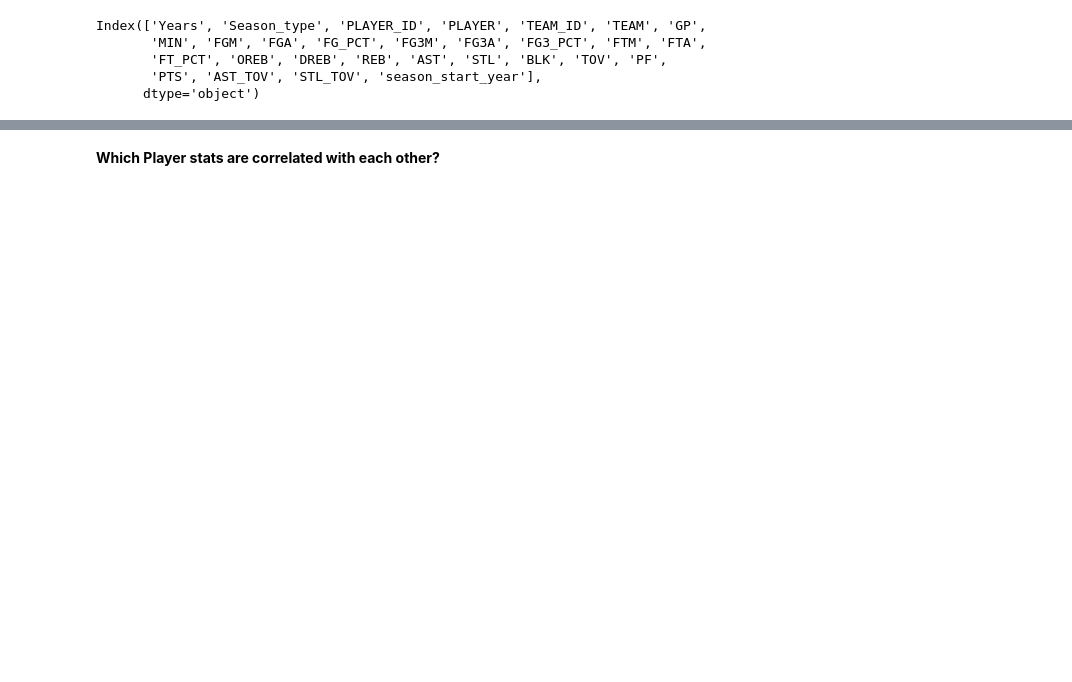
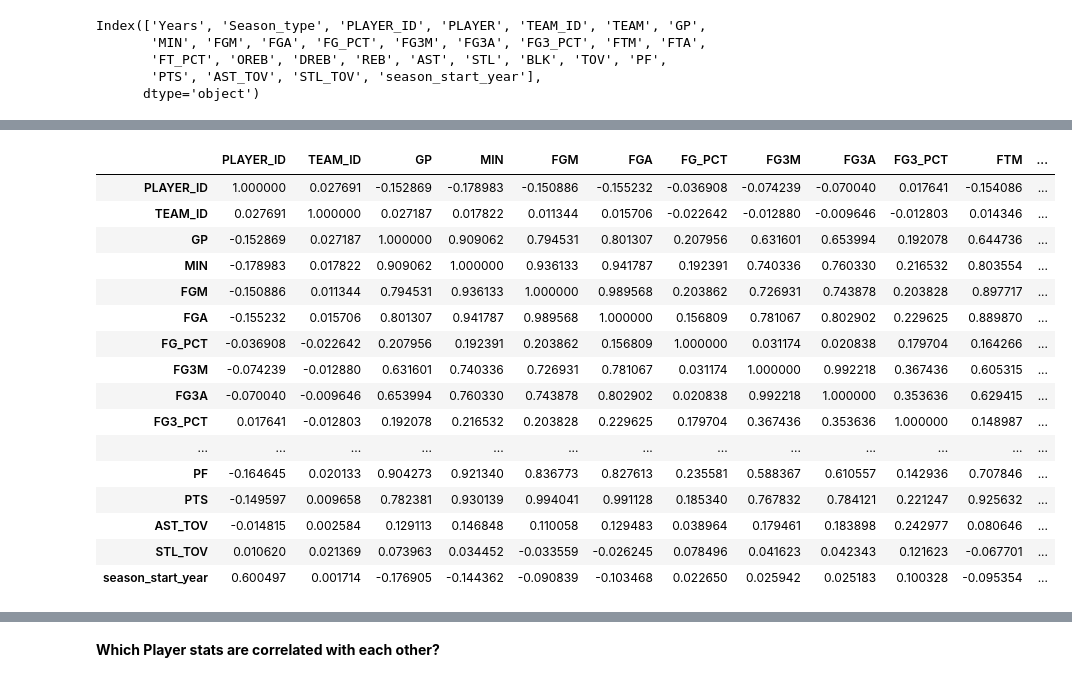
Before and after one commit to ApellesKim/nba_stat, a Jupyter notebook: nba_data_analysis.ipynb, the cells around one changed output, grey strips where cells are left out. Drawn from its saved outputs; the diff is of its cells as text; code cells hidden in the pictures; blank space fills up the shorter version.

```diff
--- a/nba_data_analysis.ipynb
+++ b/nba_data_analysis.ipynb
@@ -47,3 +78,24 @@ Index(['Years', 'Season_type', 'PLAYER_ID', 'PLAYER', 'TEAM_ID', 'TEAM', 'GP',
 # %%
 total_cols = ['MIN', 'FGM', 'FGA', 'FG3M', 'FG3A', 'FTM', 'FTA',
      'OREB', 'DREB', 'REB', 'AST', 'STL', 'BLK', 'TOV', 'PF', 'PTS']
+# %%
+numeric_data = data.select_dtypes(include=['number'])
+numeric_data.corr()
+# %% [output]
+|  | PLAYER_ID | TEAM_ID | GP | MIN | FGM | FGA | FG_PCT | FG3M | FG3A | FG3_PCT | FTM | ... |
+| PLAYER_ID | 1.000000 | 0.027691 | -0.152869 | -0.178983 | -0.150886 | -0.155232 | -0.036908 | -0.074239 | -0.070040 | 0.017641 | -0.154086 | ... |
+| TEAM_ID | 0.027691 | 1.000000 | 0.027187 | 0.017822 | 0.011344 | 0.015706 | -0.022642 | -0.012880 | -0.009646 | -0.012803 | 0.014346 | ... |
+| GP | -0.152869 | 0.027187 | 1.000000 | 0.909062 | 0.794531 | 0.801307 | 0.207956 | 0.631601 | 0.653994 | 0.192078 | 0.644736 | ... |
+| MIN | -0.178983 | 0.017822 | 0.909062 | 1.000000 | 0.936133 | 0.941787 | 0.192391 | 0.740336 | 0.760330 | 0.216532 | 0.803554 | ... |
+| FGM | -0.150886 | 0.011344 | 0.794531 | 0.936133 | 1.000000 | 0.989568 | 0.203862 | 0.726931 | 0.743878 | 0.203828 | 0.897717 | ... |
+| FGA | -0.155232 | 0.015706 | 0.801307 | 0.941787 | 0.989568 | 1.000000 | 0.156809 | 0.781067 | 0.802902 | 0.229625 | 0.889870 | ... |
+| FG_PCT | -0.036908 | -0.022642 | 0.207956 | 0.192391 | 0.203862 | 0.156809 | 1.000000 | 0.031174 | 0.020838 | 0.179704 | 0.164266 | ... |
+| FG3M | -0.074239 | -0.012880 | 0.631601 | 0.740336 | 0.726931 | 0.781067 | 0.031174 | 1.000000 | 0.992218 | 0.367436 | 0.605315 | ... |
+| FG3A | -0.070040 | -0.009646 | 0.653994 | 0.760330 | 0.743878 | 0.802902 | 0.020838 | 0.992218 | 1.000000 | 0.353636 | 0.629415 | ... |
+| FG3_PCT | 0.017641 | -0.012803 | 0.192078 | 0.216532 | 0.203828 | 0.229625 | 0.179704 | 0.367436 | 0.353636 | 1.000000 | 0.148987 | ... |
+| ... | ... | ... | ... | ... | ... | ... | ... | ... | ... | ... | ... | ... |
+| PF | -0.164645 | 0.020133 | 0.904273 | 0.921340 | 0.836773 | 0.827613 | 0.235581 | 0.588367 | 0.610557 | 0.142936 | 0.707846 | ... |
+| PTS | -0.149597 | 0.009658 | 0.782381 | 0.930139 | 0.994041 | 0.991128 | 0.185340 | 0.767832 | 0.784121 | 0.221247 | 0.925632 | ... |
+| AST_TOV | -0.014815 | 0.002584 | 0.129113 | 0.146848 | 0.110058 | 0.129483 | 0.038964 | 0.179461 | 0.183898 | 0.242977 | 0.080646 | ... |
+| STL_TOV | 0.010620 | 0.021369 | 0.073963 | 0.034452 | -0.033559 | -0.026245 | 0.078496 | 0.041623 | 0.042343 | 0.121623 | -0.067701 | ... |
+| season_start_year | 0.600497 | 0.001714 | -0.176905 | -0.144362 | -0.090839 | -0.103468 | 0.022650 | 0.025942 | 0.025183 | 0.100328 | -0.095354 | ... |
```
Also changed, not shown: parts of 15 cells of this notebook, 1 other file.
